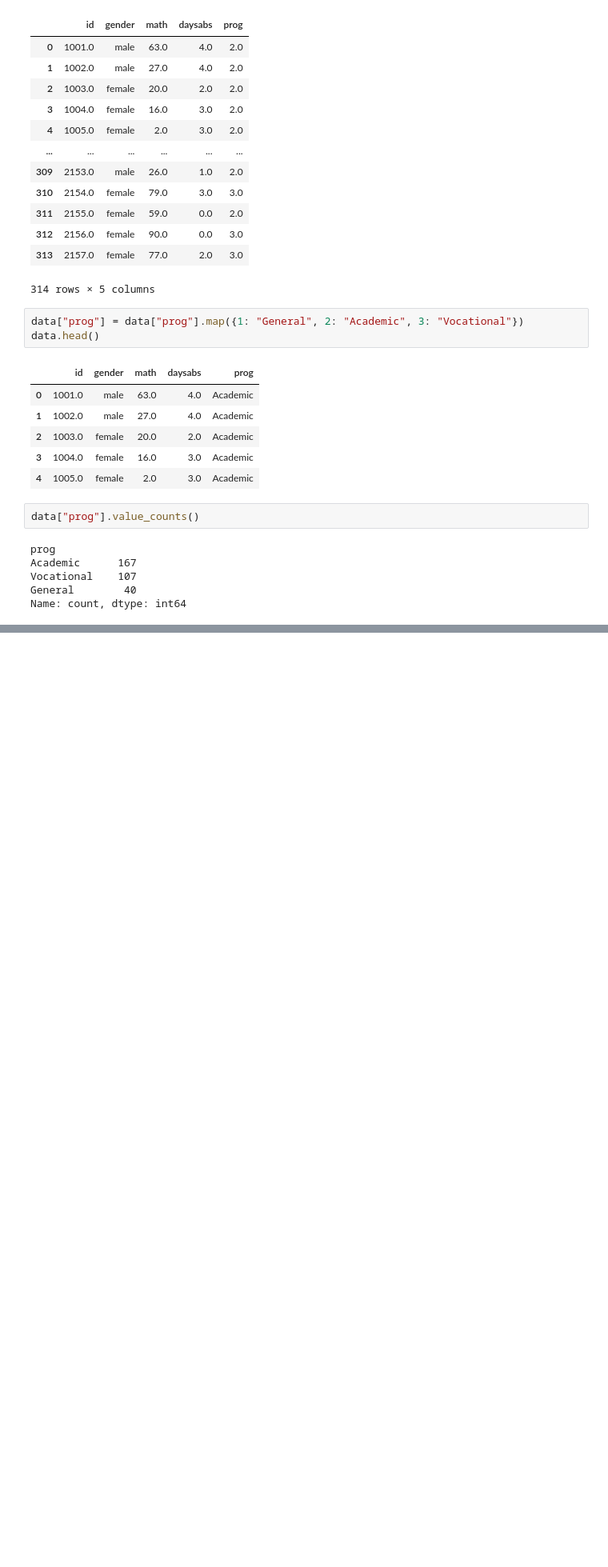
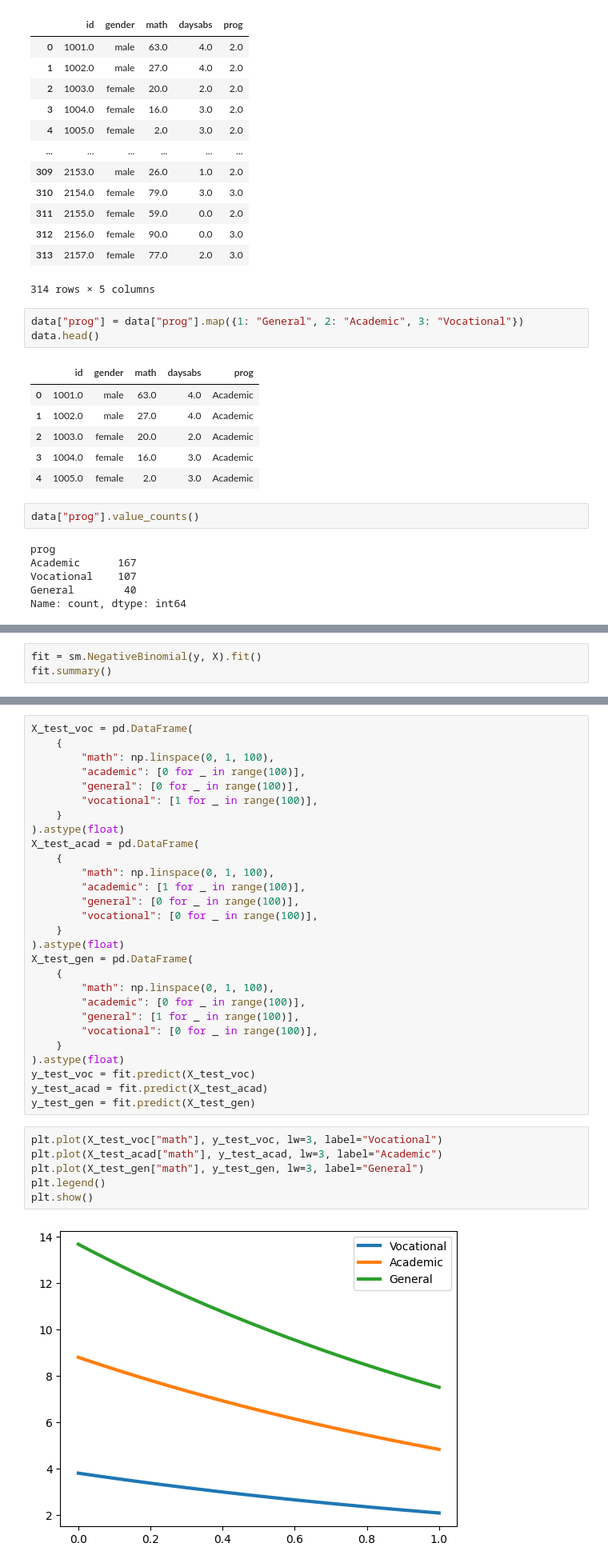
Before and after one commit to mgreenbe/DATA335W2025, a Jupyter notebook: code/count_regression.ipynb, the cells around one changed output, grey strips where cells are left out. Shown at 80% size. Drawn from its saved outputs; the diff is of its cells as text; blank space fills up the shorter version.

```diff
--- a/code/count_regression.ipynb
+++ b/code/count_regression.ipynb
@@ -334,0 +350,3 @@ Name: count, dtype: int64
+# %%
+fit = sm.NegativeBinomial(y, X).fit()
+fit.summary()
@@ -334,0 +373,36 @@ Name: count, dtype: int64
+# %%
+X_test_voc = pd.DataFrame(
+    {
+        "math": np.linspace(0, 1, 100),
+        "academic": [0 for _ in range(100)],
+        "general": [0 for _ in range(100)],
+        "vocational": [1 for _ in range(100)],
+    }
+).astype(float)
+X_test_acad = pd.DataFrame(
+    {
+        "math": np.linspace(0, 1, 100),
+        "academic": [1 for _ in range(100)],
+        "general": [0 for _ in range(100)],
+        "vocational": [0 for _ in range(100)],
+    }
+).astype(float)
+X_test_gen = pd.DataFrame(
+    {
+        "math": np.linspace(0, 1, 100),
+        "academic": [0 for _ in range(100)],
+        "general": [1 for _ in range(100)],
+        "vocational": [0 for _ in range(100)],
+    }
+).astype(float)
+y_test_voc = fit.predict(X_test_voc)
+y_test_acad = fit.predict(X_test_acad)
+y_test_gen = fit.predict(X_test_gen)
+# %%
+plt.plot(X_test_voc["math"], y_test_voc, lw=3, label="Vocational")
+plt.plot(X_test_acad["math"], y_test_acad, lw=3, label="Academic")
+plt.plot(X_test_gen["math"], y_test_gen, lw=3, label="General")
+plt.legend()
+plt.show()
+# %% [output]
+[figure, added]
```
Also changed, not shown: parts of 4 cells of this notebook.
